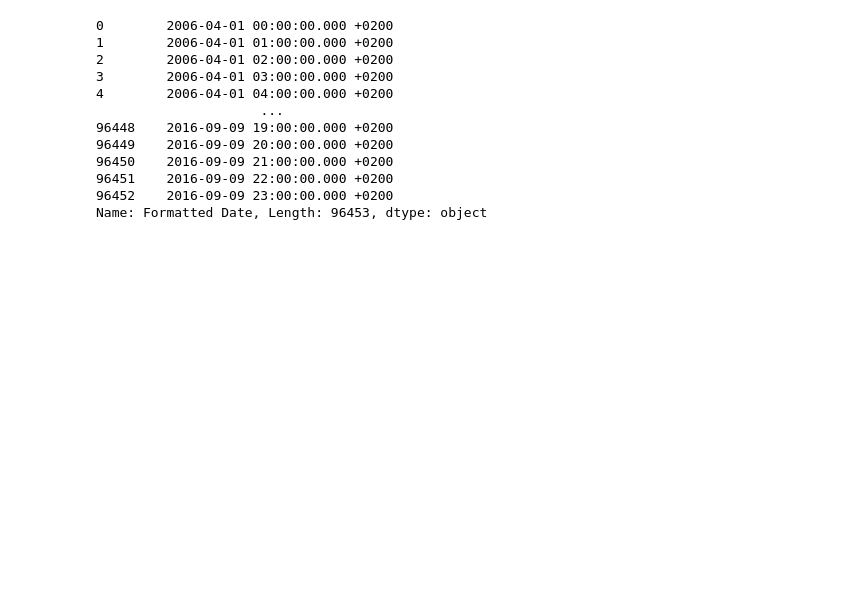
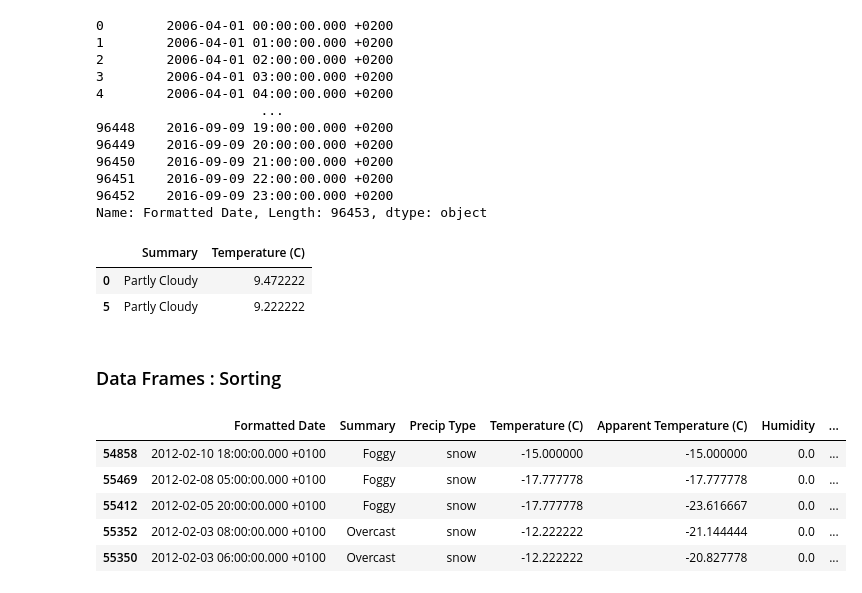
Before and after one commit to Isuru-Sandaruwan-Kumarasiri/Advanced_Python_In_Pandas, a Jupyter notebook: Advanced Python In Pandas.ipynb, the cells around one changed output. Drawn from its saved outputs; the diff is of its cells as text; code cells hidden in the pictures; blank space fills up the shorter version.

```diff
--- a/Advanced Python In Pandas.ipynb
+++ b/Advanced Python In Pandas.ipynb
@@ -440,10 +440,13 @@ df.iloc[:,0] # First column
 96452    2016-09-09 23:00:00.000 +0200
 Name: Formatted Date, Length: 96453, dtype: object
 # %%
-df.iloc[0:7] #First7rows
- df.iloc[:,0:2] #First2columns
- df.iloc[1:3,0:2]
-
-
-
- #1st df.iloc[[0,5],[1,3]] and6th rowsand2nd and4th columns
+df.iloc[0:7]         #First7rows
+df.iloc[:,0:2]       #First2columns
+df.iloc[1:3,0:2]     #Secondthroughthirdrowsandfirst2columns
+df.iloc[[0,5],[1,3]] #1st  and6th rowsand2nd and4th columns
+# %% [output]
+|  | Summary | Temperature (C) |
+| 0 | Partly Cloudy | 9.472222 |
+| 5 | Partly Cloudy | 9.222222 |
+# %% [markdown]
+###  Data Frames : Sorting
@@ -449,0 +456,11 @@ df.iloc[0:7] #First7rows
+# %%
+ # Create a new data frame from the original sorted by the column Salary
+df_sorted = df.sort_values( by ='Humidity')
+df_sorted.head()
+# %% [output]
+|  | Formatted Date | Summary | Precip Type | Temperature (C) | Apparent Temperature (C) | Humidity | ... |
+| 54858 | 2012-02-10 18:00:00.000 +0100 | Foggy | snow | -15.000000 | -15.000000 | 0.0 | ... |
+| 55469 | 2012-02-08 05:00:00.000 +0100 | Foggy | snow | -17.777778 | -17.777778 | 0.0 | ... |
+| 55412 | 2012-02-05 20:00:00.000 +0100 | Foggy | snow | -17.777778 | -23.616667 | 0.0 | ... |
+| 55352 | 2012-02-03 08:00:00.000 +0100 | Overcast | snow | -12.222222 | -21.144444 | 0.0 | ... |
+| 55350 | 2012-02-03 06:00:00.000 +0100 | Overcast | snow | -12.222222 | -20.827778 | 0.0 | ... |
```
Also changed, not shown: parts of 17 cells of this notebook.
